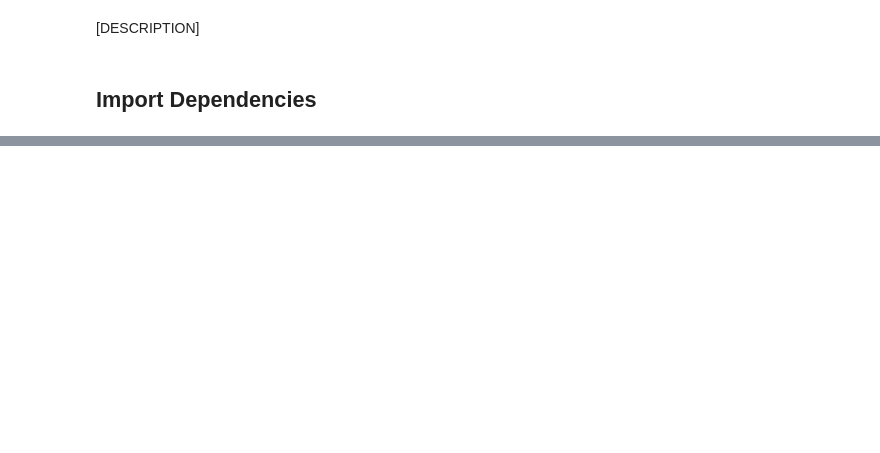
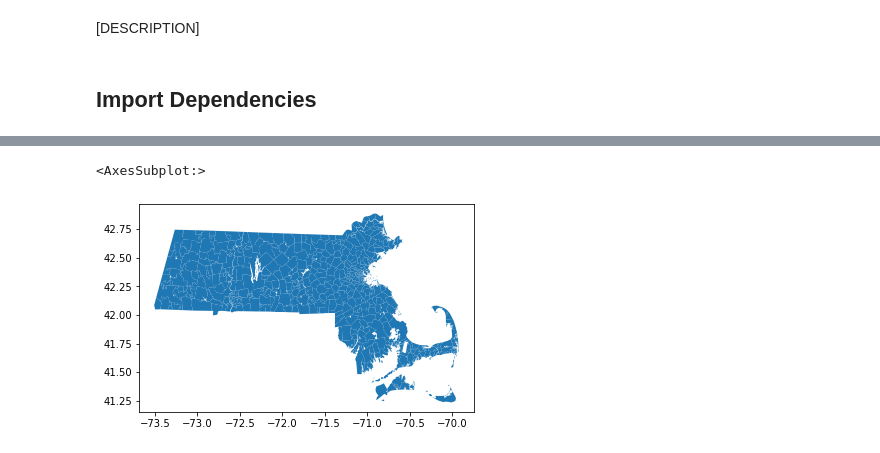
Before and after one commit to jcheng02/uep239-final-project, a Jupyter notebook: jcheng02_uep239_final_project.ipynb, the cells around one changed output, grey strips where cells are left out. Saved outputs shown, nothing was run; the diff lists cells and outputs as text; code cells hidden in the pictures; blank space fills up the shorter version.

```diff
--- a/jcheng02_uep239_final_project.ipynb
+++ b/jcheng02_uep239_final_project.ipynb
@@ -34,0 +60,3 @@ from rasterstats import zonal_stats
+# %%
+ma_zcta = gpd.read_file("./data/tl_2010_25_zcta500/tl_2010_25_zcta500.shp")
+ma_zcta
@@ -34,0 +77,5 @@ from rasterstats import zonal_stats
+# %%
+ma_zcta.plot()
+# %% [output]
+<AxesSubplot:>
+[figure, added]
```
Also changed, not shown: parts of 6 cells of this notebook, 20 other files.
